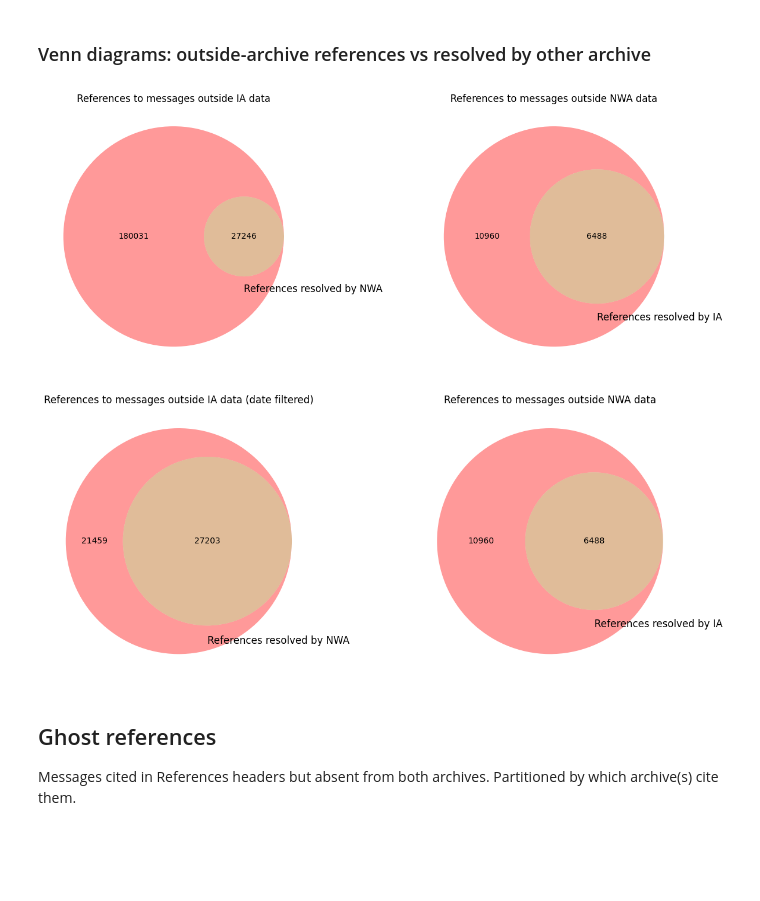
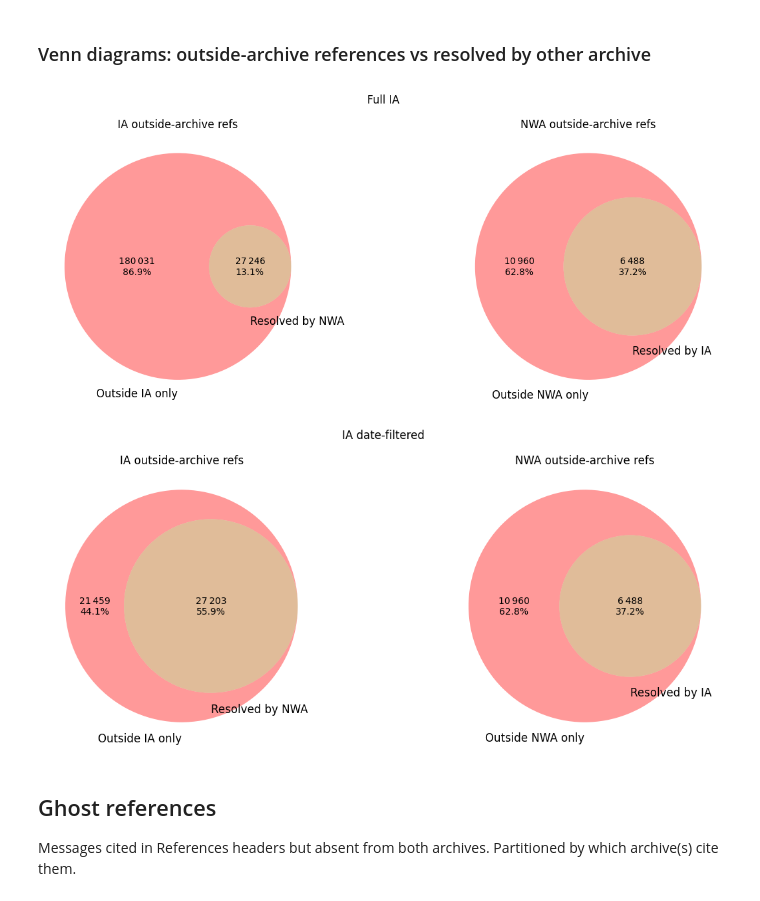
Before and after one commit to NationalLibraryOfNorway/norwegian_usenet, a Jupyter notebook: notebooks/compare_ia_nwa_message_ids.ipynb, the cells around one changed output. Cells and saved outputs as stored; diff of their text form; code cells hidden in the pictures; blank space fills up the shorter version.

```diff
--- a/notebooks/compare_ia_nwa_message_ids.ipynb
+++ b/notebooks/compare_ia_nwa_message_ids.ipynb
@@ -25,10 +25,11 @@ for ax, data, title in [
     (axes[0], full, "All IA data"),
     (axes[1], filtered, "IA date-filtered"),
 ]:
-    venn2(
-        subsets=(data["ids_ia_only"], data["ids_nwa_only"], data["ids_in_both"]),
-        set_labels=("IA", "NWA"),
+    venn2_fmt(
+        subsets=(data["ids_nwa_only"], data["ids_ia_only"], data["ids_in_both"]),
+        set_labels=("NWA", "IA"),
         ax=ax,
+        show_pct=True,
     )
     ax.set_title(f"Message ID overlap — {title}")
 
@@ -73,44 +74,33 @@ IA date-filtered:
 # %% [markdown]
 ### Venn diagrams: outside-archive references vs resolved by other archive
 # %%
-for label, data in [("full", full), ("filtered", filtered)]:
+for label, data in [("Full IA", full), ("IA date-filtered", filtered)]:
     ghost_ia = data["ghost_cited_by_ia_only"] + data["ghost_cited_by_both"]
     ghost_nwa = data["ghost_cited_by_nwa_only"] + data["ghost_cited_by_both"]
 
     fig, axes = plt.subplots(1, 2, figsize=(13, 5))
-    # fig.suptitle(label)
+    fig.suptitle(label)
 
     for ax, (archive, ghost, resolved, other) in zip(
         axes,
         [
             ("IA", ghost_ia, data["ia_refs_resolved_by_nwa"], "NWA"),
             ("NWA", ghost_nwa, data["nwa_refs_resolved_by_ia"], "IA"),
         ],
     ):
-        v = venn2(
+        venn2_fmt(
             subsets=(ghost, 0, resolved),
-            set_labels=(
-                "",
-                f"References resolved by {other}",
-            ),
+            set_labels=(f"Outside {archive} only", f"Resolved by {other}"),
             ax=ax,
+            show_pct=True,
         )
-        lbl = v.get_label_by_id("01")
-        if lbl:
-            lbl.set_text("")
-
-        title = f"References to messages outside {archive} data"
-
-        if label == "filtered" and archive == "IA":
-            title = f"References to messages outside {archive} data (date filtered)"
-
-        ax.set_title(title)
+        ax.set_title(f"{archive} outside-archive refs")
 
     plt.tight_layout()
     plt.show()
 # %% [output]
-[figure, old version]
+[figure, new version]
-[figure, old version]
+[figure, new version]
 # %% [markdown]
 ## Ghost references
 
```
Also changed, not shown: parts of 2 cells of this notebook, 6 other files.
